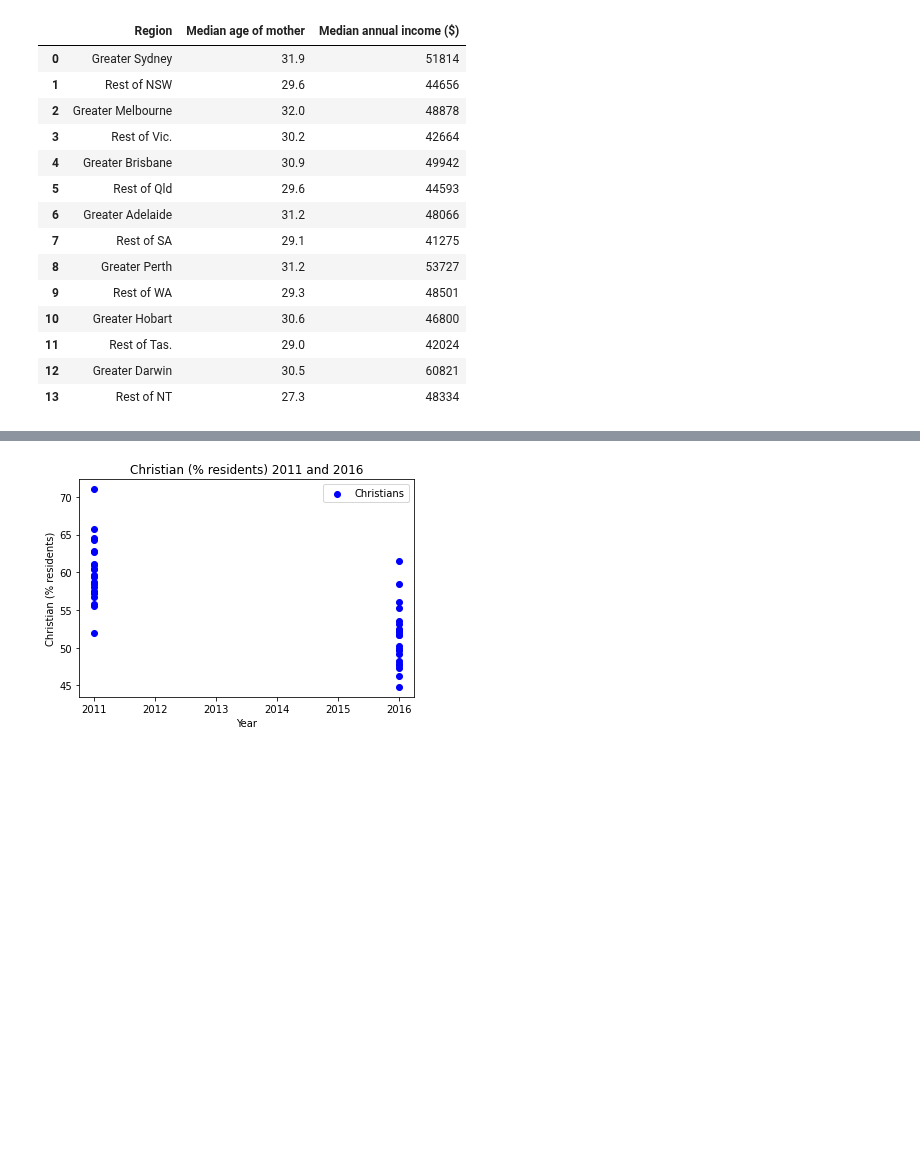
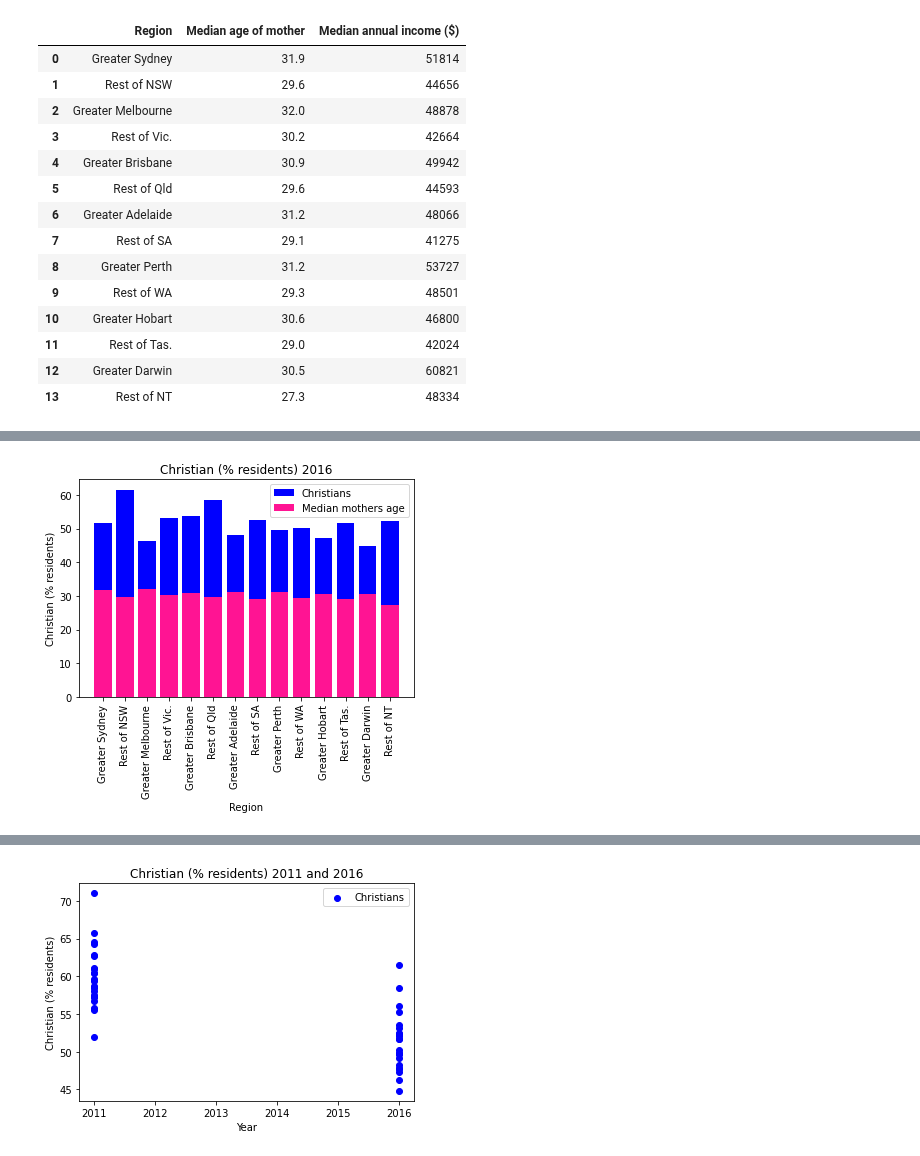
Before and after one commit to NathanJPotter/Team-Project-1, a Jupyter notebook: Project 1.ipynb, the cells around one changed output, grey strips where cells are left out. Cells and saved outputs as stored; diff of their text form; code cells hidden in the pictures; blank space fills up the shorter version.

```diff
--- a/Project 1.ipynb
+++ b/Project 1.ipynb
@@ -369,0 +404,13 @@ city_regional_2016_df
+# %%
+# plot christian_data
+plt.bar(city_regional_2016_df["Region"], city_regional_2016_df["Christian (% residents)"], color = 'b', label = "Christians")
+plt.bar(city_regional_2016_df["Region"], city_regional_2016_df["Median age of mother"], color = 'deeppink', label = "Median mothers age")
+# plt.plot(christian_data["Year"], christian_data["Christian (% residents)"], color = 'r', label = "Regional Tasmania")
+plt.title("Christian (% residents) 2016")
+plt.xlabel("Region")
+plt.xticks(rotation = 90)
+plt.ylabel("Christian (% residents)")
+plt.legend();
+# plt.show()
+# %% [output]
+[figure, added]
```
Also changed, not shown: parts of 5 cells of this notebook.
